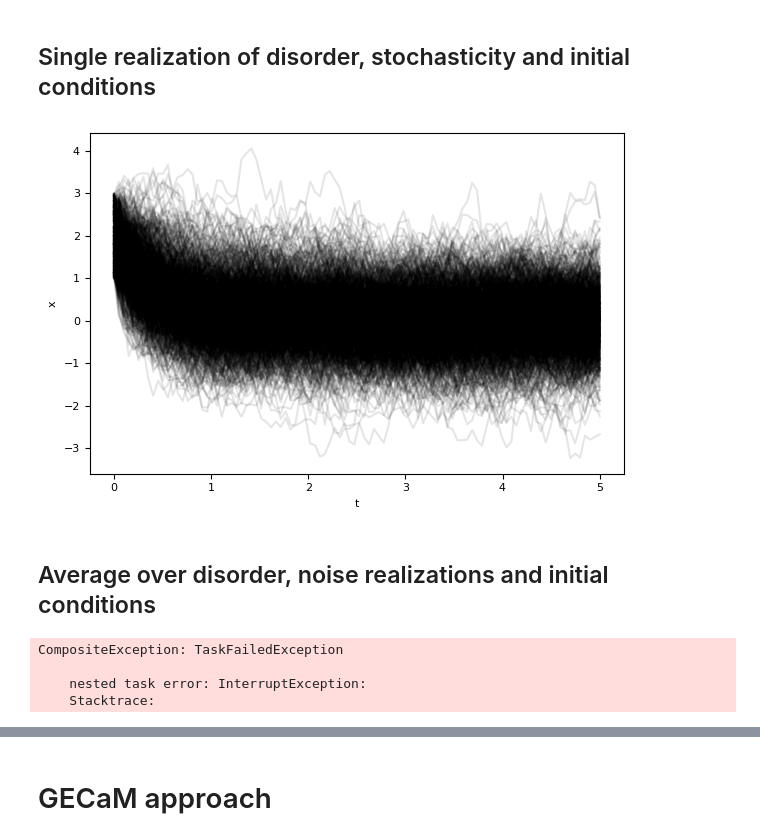
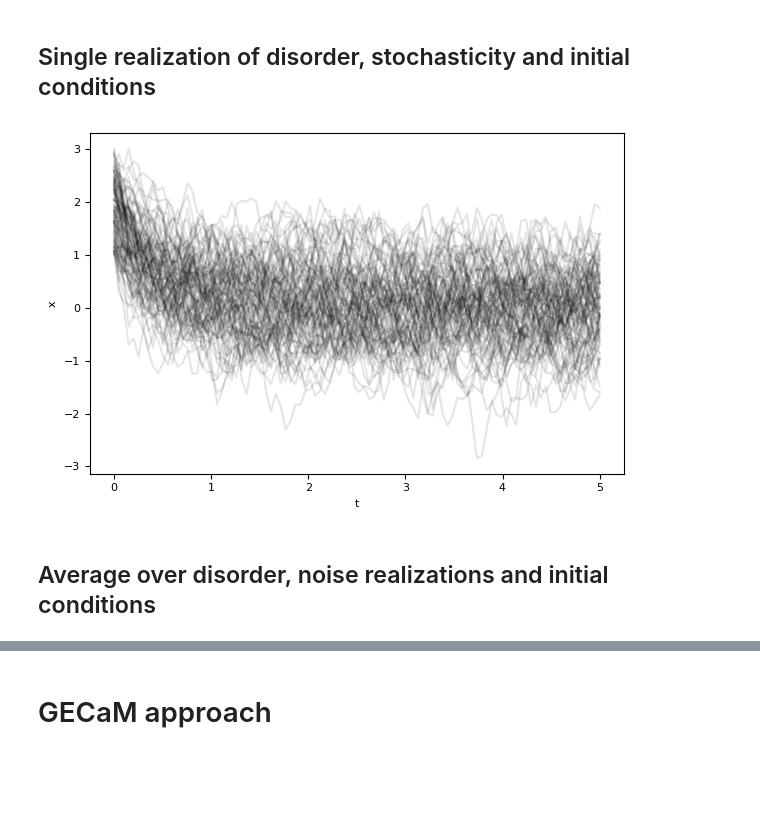
Before and after one commit to Mattiatarabolo/GaussianExpansionCavityMethod.jl, a Jupyter notebook: examples/linear_OrnteinUhlenbeck/test_equilibrium.ipynb, the cells around one changed output, grey strips where cells are left out. Cells and saved outputs as stored; diff of their text form; code cells hidden in the pictures; blank space fills up the shorter version.

```diff
--- a/examples/linear_OrnteinUhlenbeck/test_equilibrium.ipynb
+++ b/examples/linear_OrnteinUhlenbeck/test_equilibrium.ipynb
@@ -64,45 +48,45 @@ Eigenvalue 4.999999999999999 is not -0.5555555555555556
 # %% [markdown]
 ## Single realization of disorder, stochasticity and initial conditions
 # %%
-N, K = 1000, 4
+N, K = 100, 4
 
 rng = Xoshiro(1234)
 
 lam, J, D = 2.5, 1.0/K, 1.0
 Jmat = adjacency_matrix(random_regular_graph(N, K; rng=rng), Float64)
 @inbounds @fastmath for i in 1:N
     @inbounds @fastmath @simd for j in i+1:N
         if Jmat[i, j] != 0
             Jmat[i, j] = randn(rng) * sqrt(J)
             Jmat[j, i] = Jmat[i, j]
         end
     end
 end
 lambdas = fill(lam, N)
 
 model = OUModel(K, Jmat, lambdas, D)
 
 x0_min, x0_max = 1.0, 3.0
 x0 = rand(rng, N) * (x0_max - x0_min) .+ x0_min
 tmax = 5.0
 tsave=collect(range(0.0, tmax; length=100))
 
 tvec, trajs = sample_OU(model, x0, tmax, tsave; rng=rng)
 
 fig, ax = plt.subplots(1, 1, figsize=(6, 4), tight_layout=true)
 for i in 1:N
     ax.plot(tvec, view(trajs, i, :), color="k", alpha=0.1)
 end
 ax.set_xlabel("t")
 ax.set_ylabel("x")
 
 display(fig)
 # %% [output]
-[figure, old version]
+[figure, new version]
 # %% [markdown]
 ## Average over disorder, noise realizations and initial conditions
 # %%
-N, K = 500, 4
+N, K = 100, 4
 
 rng = Xoshiro(1234)
 
@@ -120,10 +104,5 @@ model_ensemble = OUModelRRG(N, K, J, lam, D, x0_min, x0_max)
 
 # Sample ensemble
 tvals_alls, traj_alls = sample_ensemble_OU(model_ensemble, tmax, tsave, nsim; rng=rng, showprogress=true, dt=dt_mc);
-# %% [output]
-CompositeException: TaskFailedException
-
-    nested task error: InterruptException:
-    Stacktrace:
 # %%
 teq = 3.0
```
Also changed, not shown: parts of 51 cells of this notebook, 30 other files.
